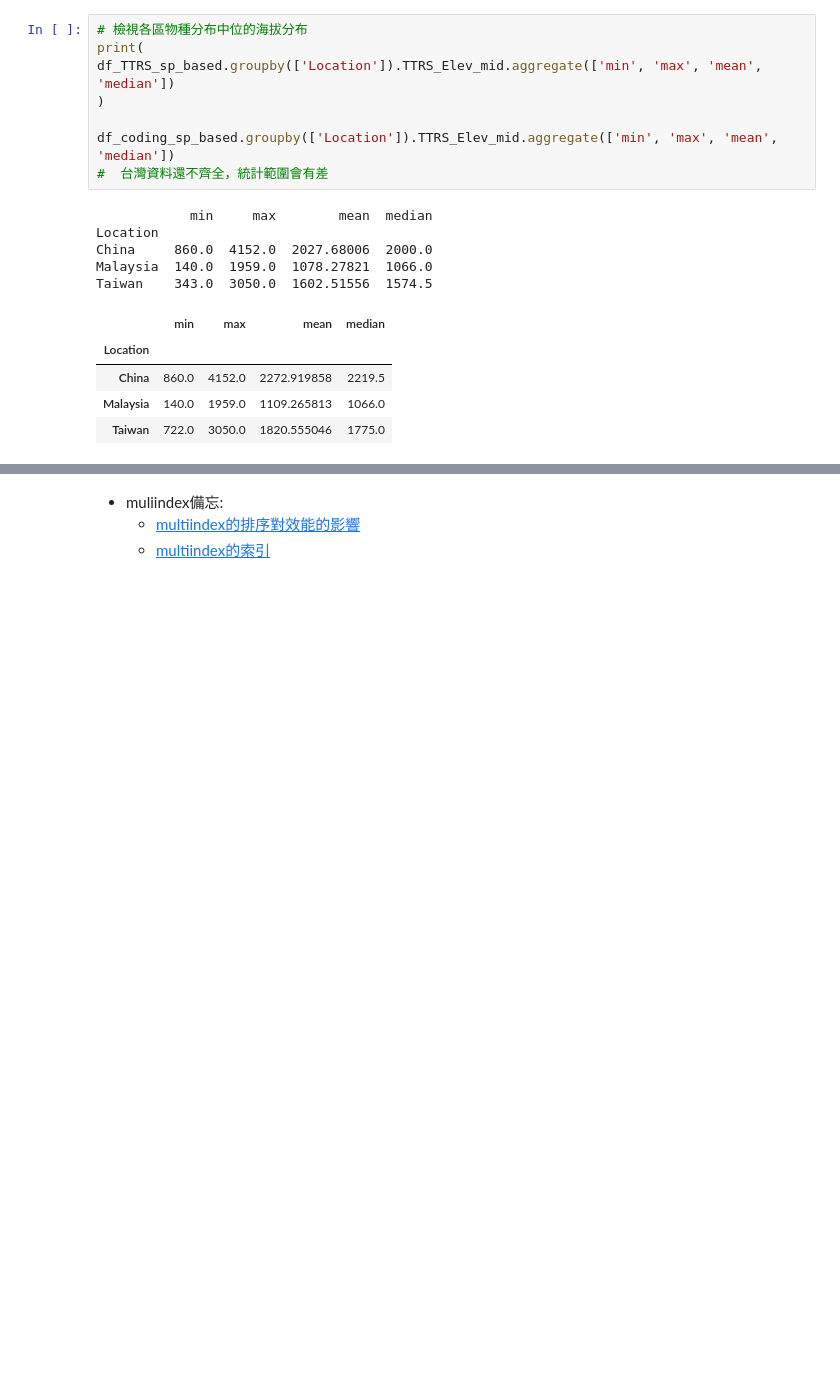
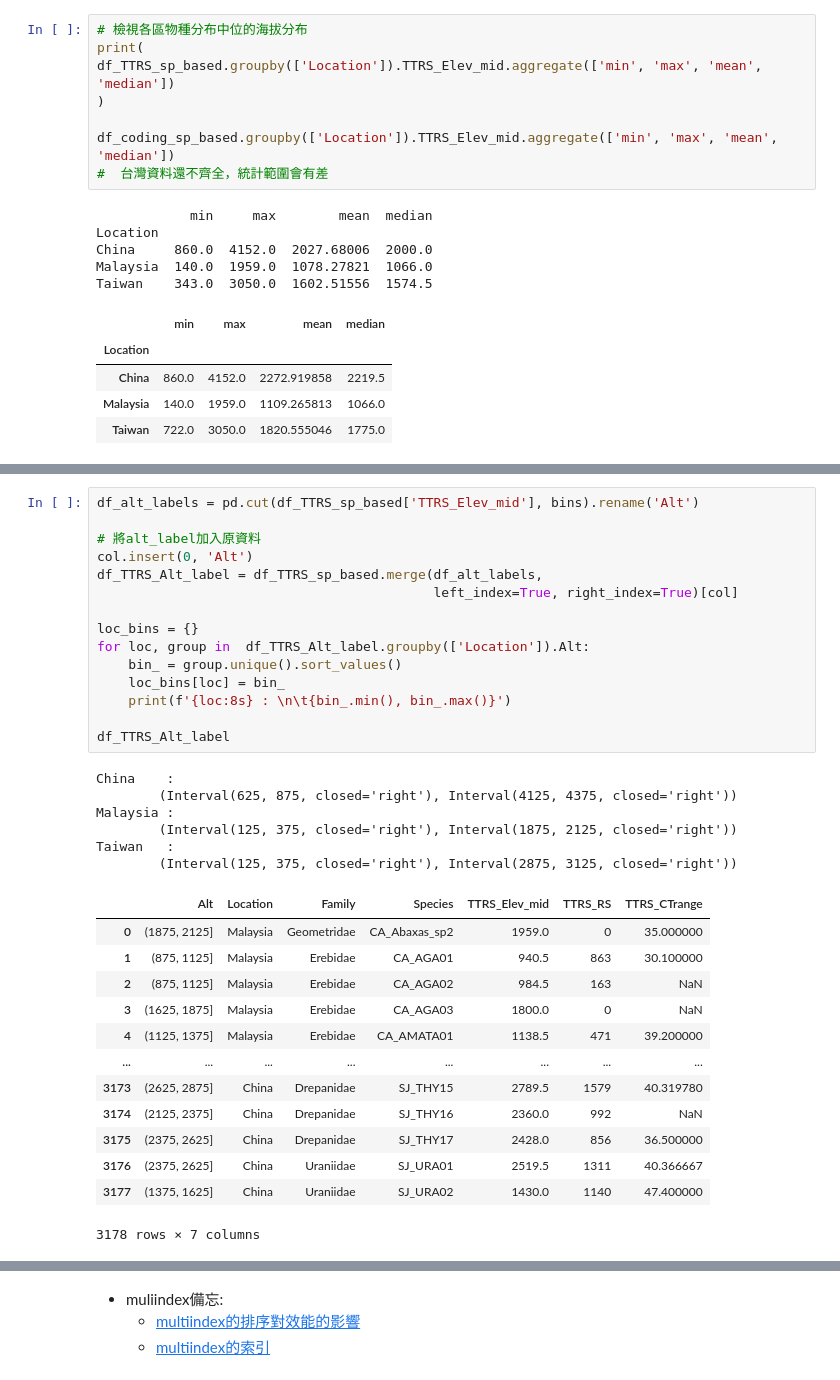
Before and after one commit to YunghuiHsu/Moth_Project, a Jupyter notebook: Moth_thermal/vsc/explore_LatentSpace.ipynb, the cells around one changed output, grey strips where cells are left out. Drawn from its saved outputs; the diff is of its cells as text; blank space fills up the shorter version.

```diff
--- a/Moth_thermal/vsc/explore_LatentSpace.ipynb
+++ b/Moth_thermal/vsc/explore_LatentSpace.ipynb
@@ -899,0 +839,35 @@ Taiwan     : [   0  250  500  750 1000 1250 1500 1750 2000 2250 2500 2750 3000 3
+# %%
+df_alt_labels = pd.cut(df_TTRS_sp_based['TTRS_Elev_mid'], bins).rename('Alt')
+
+# 將alt_label加入原資料
+col.insert(0, 'Alt')
+df_TTRS_Alt_label = df_TTRS_sp_based.merge(df_alt_labels,
+                                           left_index=True, right_index=True)[col]
+
+loc_bins = {}
+for loc, group in  df_TTRS_Alt_label.groupby(['Location']).Alt:
+    bin_ = group.unique().sort_values()
+    loc_bins[loc] = bin_
+    print(f'{loc:8s} : \n\t{bin_.min(), bin_.max()}')
+
+df_TTRS_Alt_label
+# %% [output]
+China    :
+        (Interval(625, 875, closed='right'), Interval(4125, 4375, closed='right'))
+Malaysia :
+        (Interval(125, 375, closed='right'), Interval(1875, 2125, closed='right'))
+Taiwan   :
+        (Interval(125, 375, closed='right'), Interval(2875, 3125, closed='right'))
+|  | Alt | Location | Family | Species | TTRS_Elev_mid | TTRS_RS | TTRS_CTrange |
+| 0 | (1875, 2125] | Malaysia | Geometridae | CA_Abaxas_sp2 | 1959.0 | 0 | 35.000000 |
+| 1 | (875, 1125] | Malaysia | Erebidae | CA_AGA01 | 940.5 | 863 | 30.100000 |
+| 2 | (875, 1125] | Malaysia | Erebidae | CA_AGA02 | 984.5 | 163 | NaN |
+| 3 | (1625, 1875] | Malaysia | Erebidae | CA_AGA03 | 1800.0 | 0 | NaN |
+| 4 | (1125, 1375] | Malaysia | Erebidae | CA_AMATA01 | 1138.5 | 471 | 39.200000 |
+| ... | ... | ... | ... | ... | ... | ... | ... |
+| 3173 | (2625, 2875] | China | Drepanidae | SJ_THY15 | 2789.5 | 1579 | 40.319780 |
+| 3174 | (2125, 2375] | China | Drepanidae | SJ_THY16 | 2360.0 | 992 | NaN |
+| 3175 | (2375, 2625] | China | Drepanidae | SJ_THY17 | 2428.0 | 856 | 36.500000 |
+| 3176 | (2375, 2625] | China | Uraniidae | SJ_URA01 | 2519.5 | 1311 | 40.366667 |
+| 3177 | (1375, 1625] | China | Uraniidae | SJ_URA02 | 1430.0 | 1140 | 47.400000 |
+3178 rows × 7 columns
```
Also changed, not shown: parts of 18 cells of this notebook.
